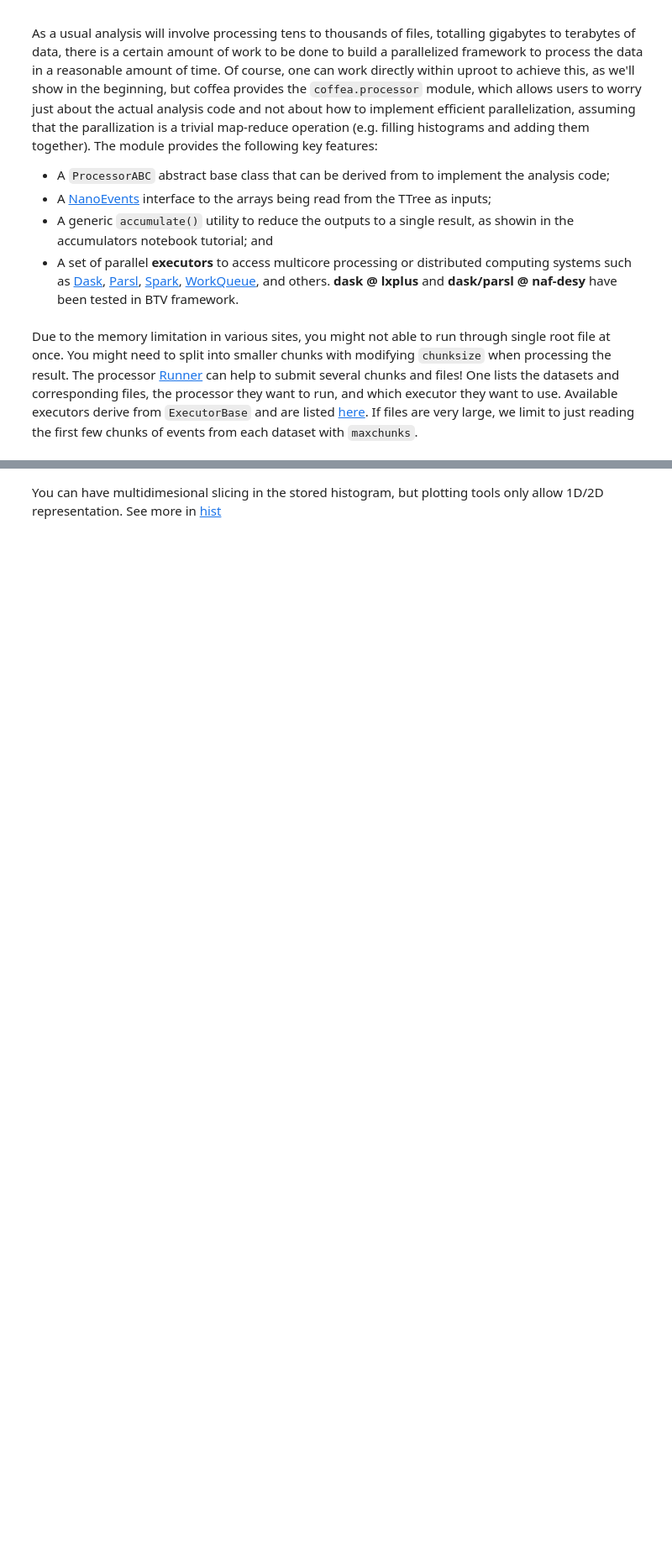
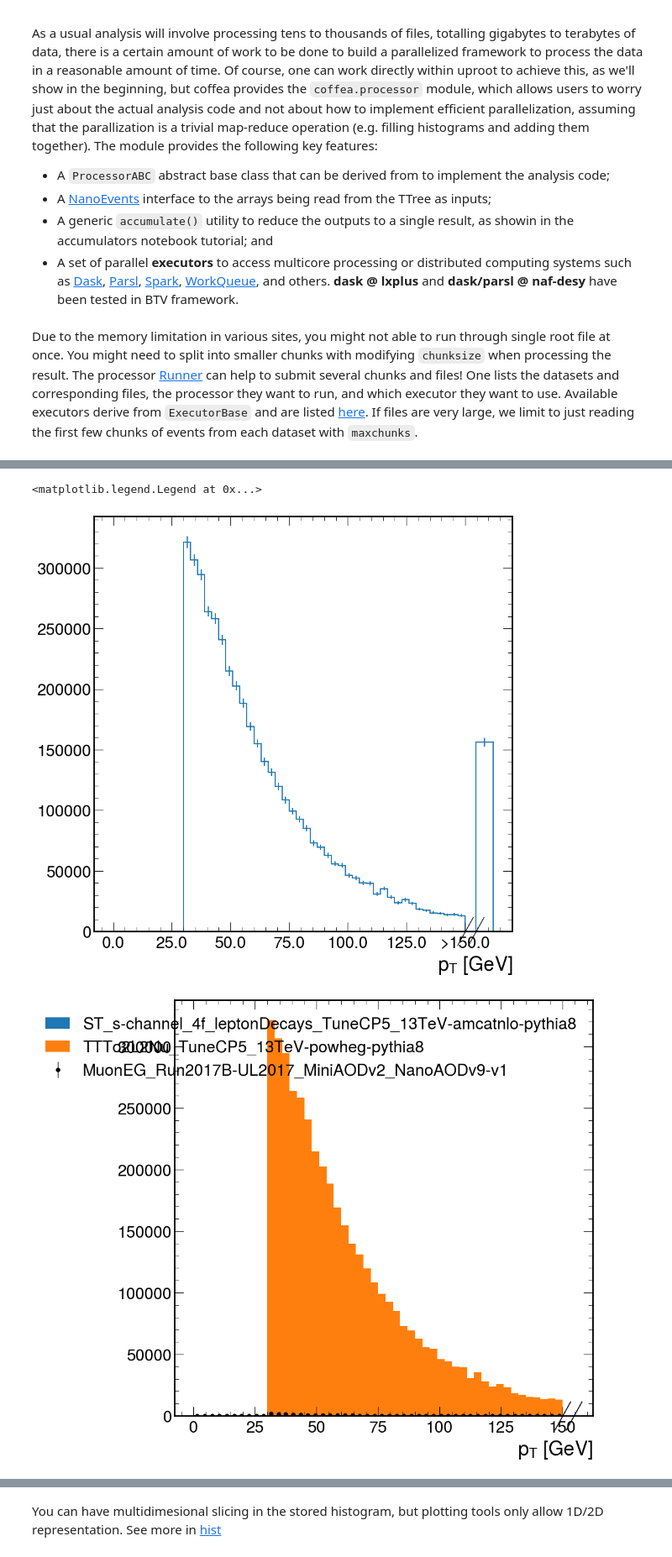
Before and after one commit to cms-btv-pog/BTVNanoCommissioning, a Jupyter notebook: notebooks/BTV_commissiong_tutorial-coffea.ipynb, the cells around one changed output, grey strips where cells are left out. Shown at 84% size. Cells and saved outputs as stored; diff of their text form; code cells hidden in the pictures; blank space fills up the shorter version.

```diff
--- a/notebooks/BTV_commissiong_tutorial-coffea.ipynb
+++ b/notebooks/BTV_commissiong_tutorial-coffea.ipynb
@@ -364,34 +411,38 @@ Now we can plot it through the plotting tools with mplhep(make plot root style)
 # %%
 from coffea.util import load
 import matplotlib.pyplot as plt
 import mplhep as hep
 
 # load coffea
 output = load("output.coffea")
 plt.style.use(hep.style.ROOT)
 
 # get plot from
 fig, ax = plt.subplots()
 hep.histplot(
-    output["TTTo2L2Nu_TuneCP5_13TeV-powheg-pythia8"]["muon_pt"], label="muon pT", ax=ax
-)
+    output["TTTo2L2Nu_TuneCP5_13TeV-powheg-pythia8"]["muon_pt"], label="muon pT", ax=ax, flow="show"
+)# show overflow bins
 
 # stack the MC and overlay data with errorbar
 fig, ax2 = plt.subplots()
 hep.histplot(
     [output[s]["muon_pt"] for s in output.keys() if "Run" not in s],
     histtype="fill",
     stack=True,
     label=[s for s in output.keys() if "Run" not in s],
     ax=ax2,
 )
 hep.histplot(
     [output[s]["muon_pt"] for s in output.keys() if "Run" in s],
     histtype="errorbar",
     label=[s for s in output.keys() if "Run" in s],
     ax=ax2,
     color="k",
 )
 plt.legend()
+# %% [output]
+<matplotlib.legend.Legend at 0x...>
+[figure, added]
+[figure, added]
 # %%
 output["TTTo2L2Nu_TuneCP5_13TeV-powheg-pythia8"]["jet_pt"]
```
Also changed, not shown: parts of 22 cells of this notebook, 9 other files.
